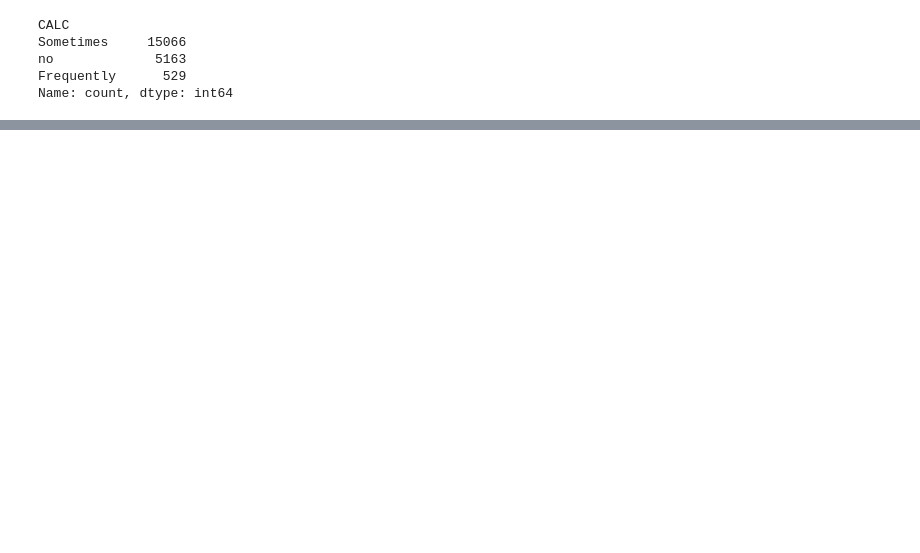
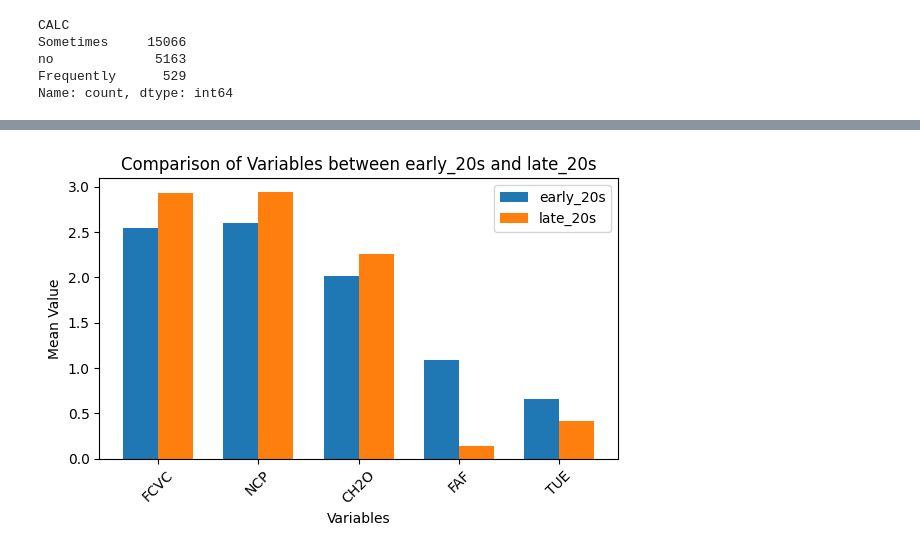
Before and after one commit to songye38/DAStudy, a Jupyter notebook: SONGYE/240225/240225_EDA.ipynb, the cells around one changed output, grey strips where cells are left out. Saved outputs shown, nothing was run; the diff lists cells and outputs as text; code cells hidden in the pictures; blank space fills up the shorter version.

```diff
--- a/SONGYE/240225/240225_EDA.ipynb
+++ b/SONGYE/240225/240225_EDA.ipynb
@@ -1210,3 +1015,8 @@ dtypes: float64(7), int64(3), object(9)
 memory usage: 3.0+ MB
 # %% [markdown]
 # 나이는 비만에 어떤 영향을 줄까?
+# %%
+# 10대: 10~19세, 20대: 20~29세, 30대: 30세 이상
+bins = [10, 20, 30,40,50,60,70,80,float('inf')]
+labels = ['10대', '20대', '30대','40대','50대','60대','70대','80대']
+df['Age_Group'] = pd.cut(df['Age'], bins=bins, labels=labels, right=False)
@@ -1243,0 +1351,6 @@ no                     0.196591
+# %%
+f_df = df[(df['Age_Group']=='20대') & (df['Gender']=='Female')]
+# %%
+bins = [20, 25, float('inf')]
+labels = ['early_20s', 'late_20s']
+f_df['20_Age_Group'] = pd.cut(f_df['Age'], bins=bins, labels=labels, right=False)
@@ -1243,0 +1437,27 @@ no                     0.196591
+# %%
+import numpy as np
+
+# late_20s와 early_20s의 각 항목에 대한 평균 계산
+late_20s_means = f_df[f_df['20_Age_Group']=='late_20s'][['FCVC', 'NCP', 'CH2O', 'FAF', 'TUE']].mean()
+early_20s_means = f_df[f_df['20_Age_Group']=='early_20s'][['FCVC', 'NCP', 'CH2O', 'FAF', 'TUE']].mean()
+
+# 항목들
+categories = late_20s_means.index
+
+# 막대의 위치 조정
+x = np.arange(len(categories))
+
+# 막대 그래프 그리기
+width = 0.35  # 막대의 너비
+plt.figure(figsize=(6, 4))
+plt.bar(x, early_20s_means, width, label='early_20s')
+plt.bar(x + width, late_20s_means, width, label='late_20s')
+plt.xlabel('Variables')
+plt.ylabel('Mean Value')
+plt.title('Comparison of Variables between early_20s and late_20s')
+plt.xticks(x + width / 2, categories, rotation=45)
+plt.legend()
+plt.tight_layout()
+plt.show()
+# %% [output]
+[figure, added]
```
Also changed, not shown: parts of 59 cells of this notebook.
